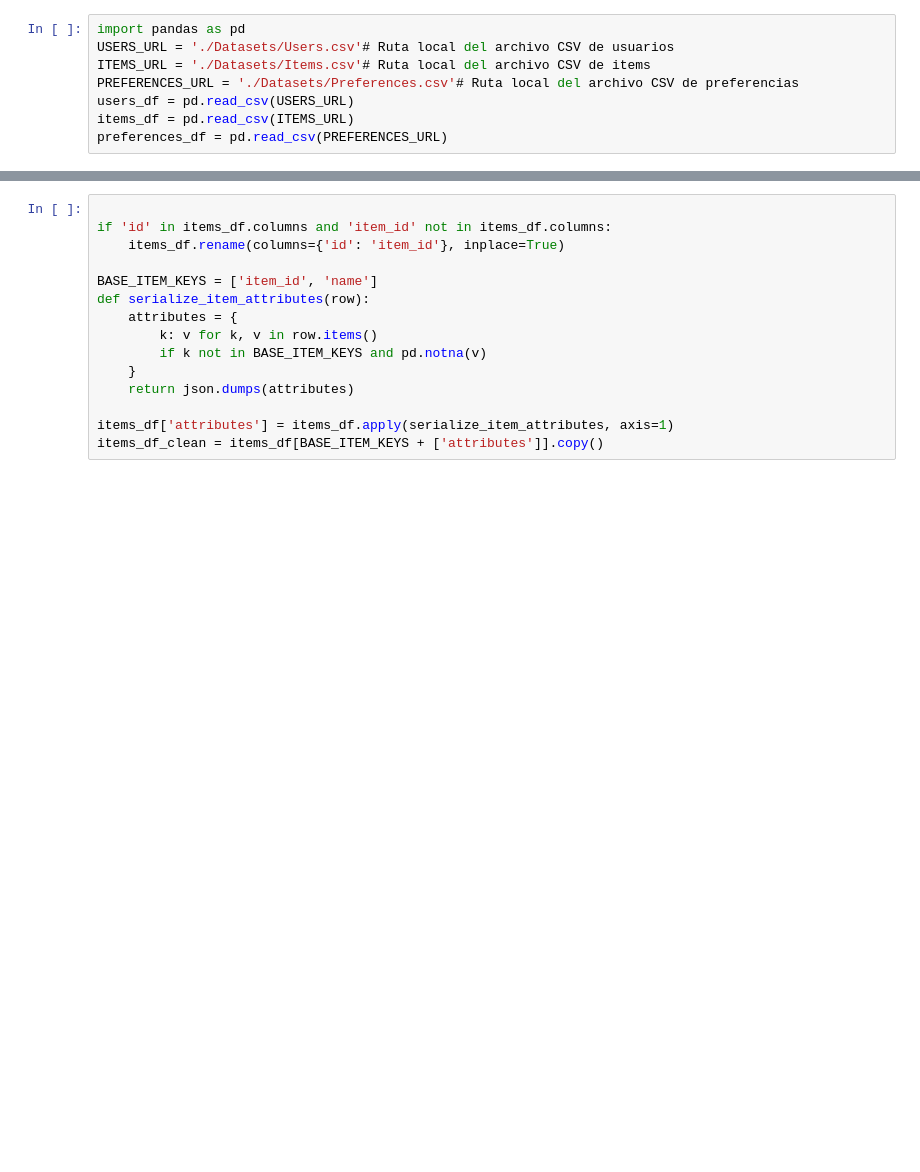
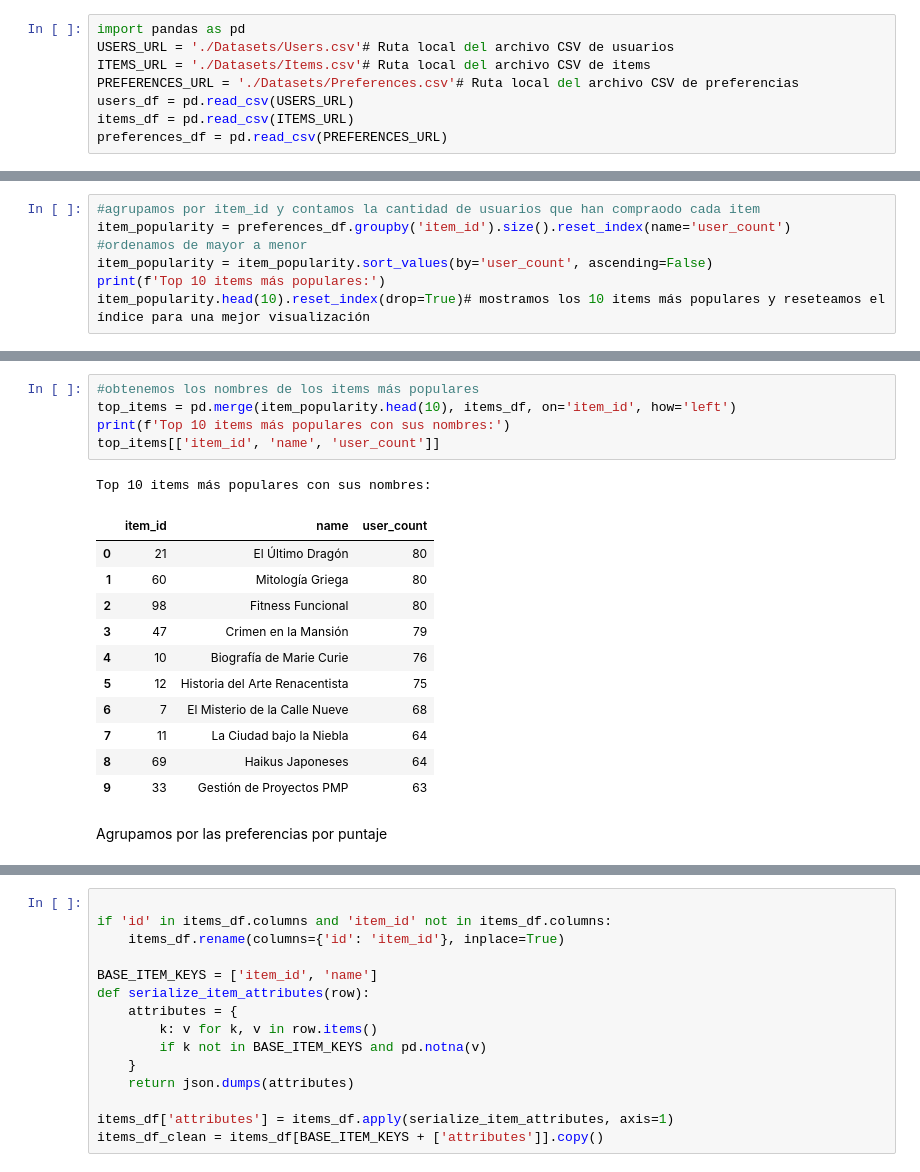
Before and after one commit to EmmaDavezac/Sistema-Recomendador-Ciencia-De-Datos, a Jupyter notebook: Desarrollo CRISP-DM.ipynb, the cells around one changed output, grey strips where cells are left out. Drawn from its saved outputs; the diff is of its cells as text; blank space fills up the shorter version.

```diff
--- a/Desarrollo CRISP-DM.ipynb
+++ b/Desarrollo CRISP-DM.ipynb
@@ -141,0 +264,7 @@ Preprocesamos los atributos de USERS
+# %%
+#agrupamos por item_id y contamos la cantidad de usuarios que han compraodo cada item
+item_popularity = preferences_df.groupby('item_id').size().reset_index(name='user_count')
+#ordenamos de mayor a menor
+item_popularity = item_popularity.sort_values(by='user_count', ascending=False)
+print(f'Top 10 items más populares:')
+item_popularity.head(10).reset_index(drop=True)# mostramos los 10 items más populares y reseteamos el índice para una mejor visualización
@@ -141,0 +284,20 @@ Preprocesamos los atributos de USERS
+# %%
+#obtenemos los nombres de los items más populares
+top_items = pd.merge(item_popularity.head(10), items_df, on='item_id', how='left')
+print(f'Top 10 items más populares con sus nombres:')
+top_items[['item_id', 'name', 'user_count']]
+# %% [output]
+Top 10 items más populares con sus nombres:
+|  | item_id | name | user_count |
+| 0 | 21 | El Último Dragón | 80 |
+| 1 | 60 | Mitología Griega | 80 |
+| 2 | 98 | Fitness Funcional | 80 |
+| 3 | 47 | Crimen en la Mansión | 79 |
+| 4 | 10 | Biografía de Marie Curie | 76 |
+| 5 | 12 | Historia del Arte Renacentista | 75 |
+| 6 | 7 | El Misterio de la Calle Nueve | 68 |
+| 7 | 11 | La Ciudad bajo la Niebla | 64 |
+| 8 | 69 | Haikus Japoneses | 64 |
+| 9 | 33 | Gestión de Proyectos PMP | 63 |
+# %% [markdown]
+Agrupamos por las preferencias por puntaje
```
Also changed, not shown: parts of 80 cells of this notebook, 6 other files.
